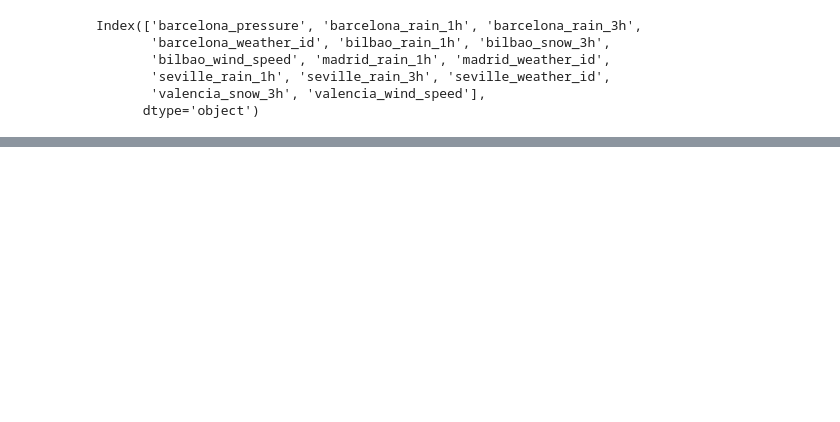
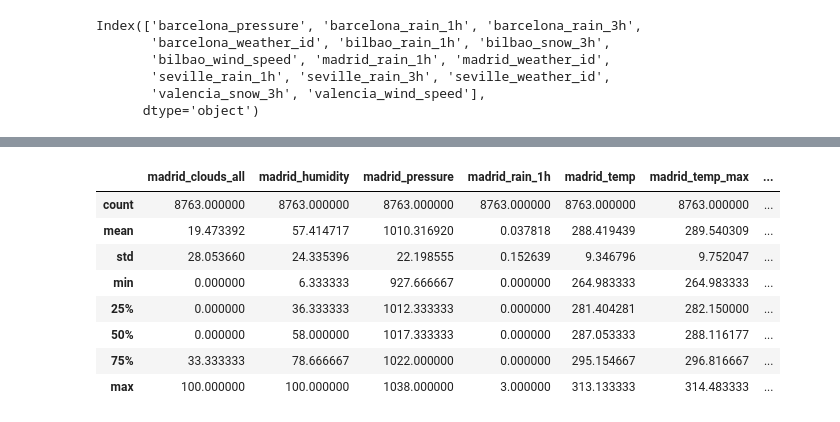
Before and after one commit to xuzmocode4-325/linear-regression-predict, a Jupyter notebook: notebook/starter-notebook.ipynb, the cells around one changed output, grey strips where cells are left out. Cells and saved outputs as stored; diff of their text form; code cells hidden in the pictures; blank space fills up the shorter version.

```diff
--- a/notebook/starter-notebook.ipynb
+++ b/notebook/starter-notebook.ipynb
@@ -269,0 +321,14 @@ for col in df.columns:
+# %%
+# description of the madrid weather values
+madrid_df = city_df(df, unique_cities[2])
+madrid_df.describe()
+# %% [output]
+|  | madrid_clouds_all | madrid_humidity | madrid_pressure | madrid_rain_1h | madrid_temp | madrid_temp_max | ... |
+| count | 8763.000000 | 8763.000000 | 8763.000000 | 8763.000000 | 8763.000000 | 8763.000000 | ... |
+| mean | 19.473392 | 57.414717 | 1010.316920 | 0.037818 | 288.419439 | 289.540309 | ... |
+| std | 28.053660 | 24.335396 | 22.198555 | 0.152639 | 9.346796 | 9.752047 | ... |
+| min | 0.000000 | 6.333333 | 927.666667 | 0.000000 | 264.983333 | 264.983333 | ... |
+| 25% | 0.000000 | 36.333333 | 1012.333333 | 0.000000 | 281.404281 | 282.150000 | ... |
+| 50% | 0.000000 | 58.000000 | 1017.333333 | 0.000000 | 287.053333 | 288.116177 | ... |
+| 75% | 33.333333 | 78.666667 | 1022.000000 | 0.000000 | 295.154667 | 296.816667 | ... |
+| max | 100.000000 | 100.000000 | 1038.000000 | 3.000000 | 313.133333 | 314.483333 | ... |
```
Also changed, not shown: parts of 27 cells of this notebook.
